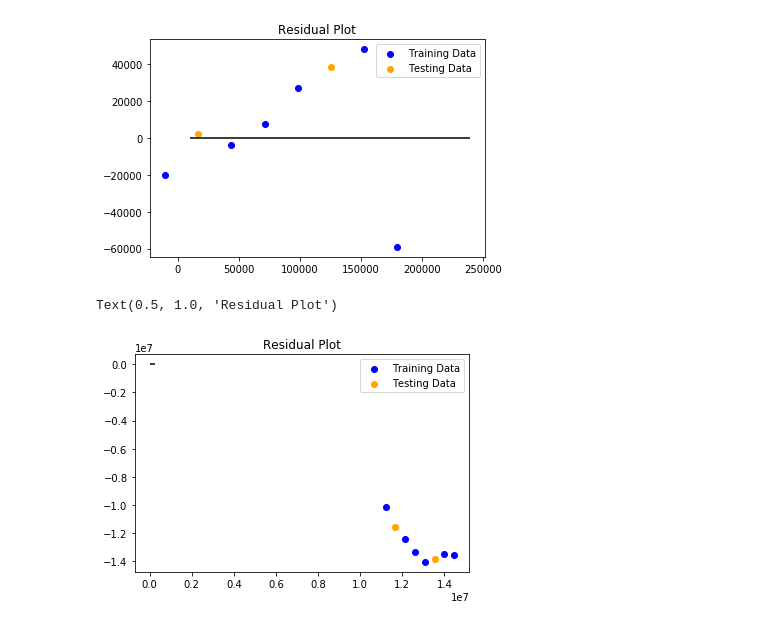
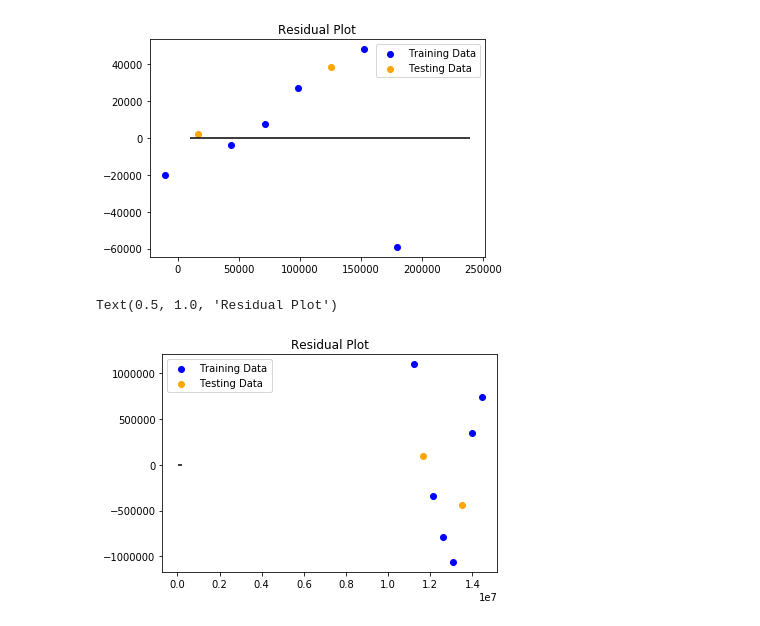
Before and after one commit to sjani184/Climate-in-the-US, a Jupyter notebook: Resources/pandas/ML_code.ipynb, the cells around one changed output. Saved outputs shown, nothing was run; the diff lists cells and outputs as text; code cells hidden in the pictures.

Commit message:
ml_prediction_code

```diff
--- a/Resources/pandas/ML_code.ipynb
+++ b/Resources/pandas/ML_code.ipynb
@@ -160,5 +201,6 @@ ev_sales_lst
 # %% [output]
 [206877, 233999, 261121, 288243, 315365, 342487, 369609]
 # %%
-X1 = finalized_df[["year"]]
-y1 = finalized_df["tot_sales"].values.reshape(-1,1)
+X2 = final_df[["year"]]
+y2 = final_df["tot_sales"].values.reshape(-1,1)
+plt.scatter(X2,y2)
@@ -167,9 +210,7 @@ X_train1, X_test1, y_train1, y_test1 = train_test_split(X1, y1, random_state=42)
+# %%
+X2_train, X2_test, y2_train, y2_test = train_test_split(X2, y2, random_state=42)
 # %%
 model2 = LinearRegression()
-model2.fit(X1, y1)
+model2.fit(X2_train,y2_train)
 # %% [output]
 LinearRegression(copy_X=True, fit_intercept=True, n_jobs=None, normalize=False)
-# %%
-model2.fit(X_train1, y_train1)
-training_score1 = model2.score(X_train1, y_train1)
-testing_score1 = model2.score(X_test1, y_test1)
@@ -199,13 +428,13 @@ plt.title("Residual Plot")
 Text(0.5, 1.0, 'Residual Plot')
 [figure]
 # %%
-plt.scatter(model2.predict(X_train1), model.predict(X_train1) - y_train1, c="blue", label="Training Data")
-plt.scatter(model2.predict(X_test1), model.predict(X_test1) - y_test1, c="orange", label="Testing Data")
+plt.scatter(model2.predict(X2_train), model2.predict(X2_train) - y2_train, c="blue", label="Training Data")
+plt.scatter(model2.predict(X2_test), model2.predict(X2_test) - y2_test, c="orange", label="Testing Data")
 plt.legend()
 plt.hlines(y=0, xmin=y.min(), xmax=y.max())
 plt.title("Residual Plot")
 # %% [output]
 Text(0.5, 1.0, 'Residual Plot')
-[figure, old version]
+[figure, new version]
 # %%
 years = [2019,2020,2021,2022,2023,2024,2025]
```
Also changed, not shown: parts of 43 cells of this notebook, 18 other files.
